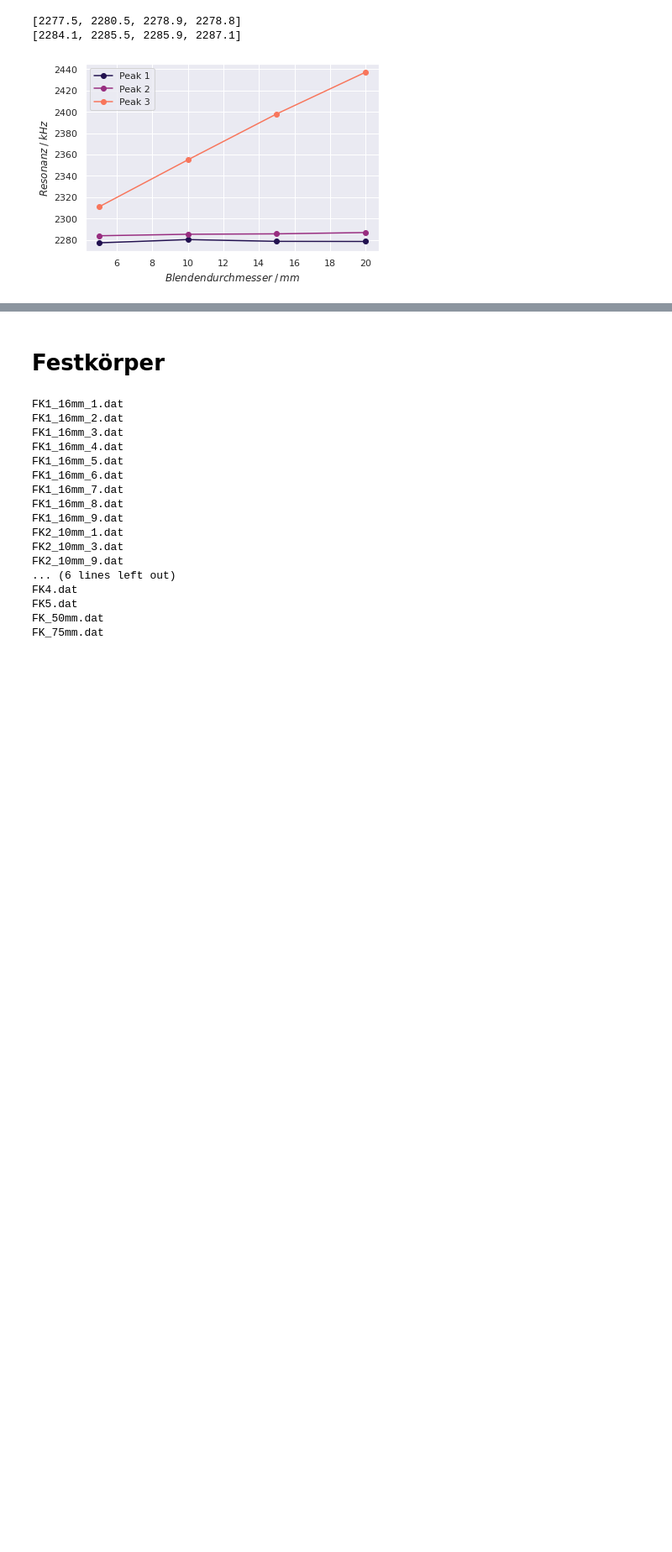
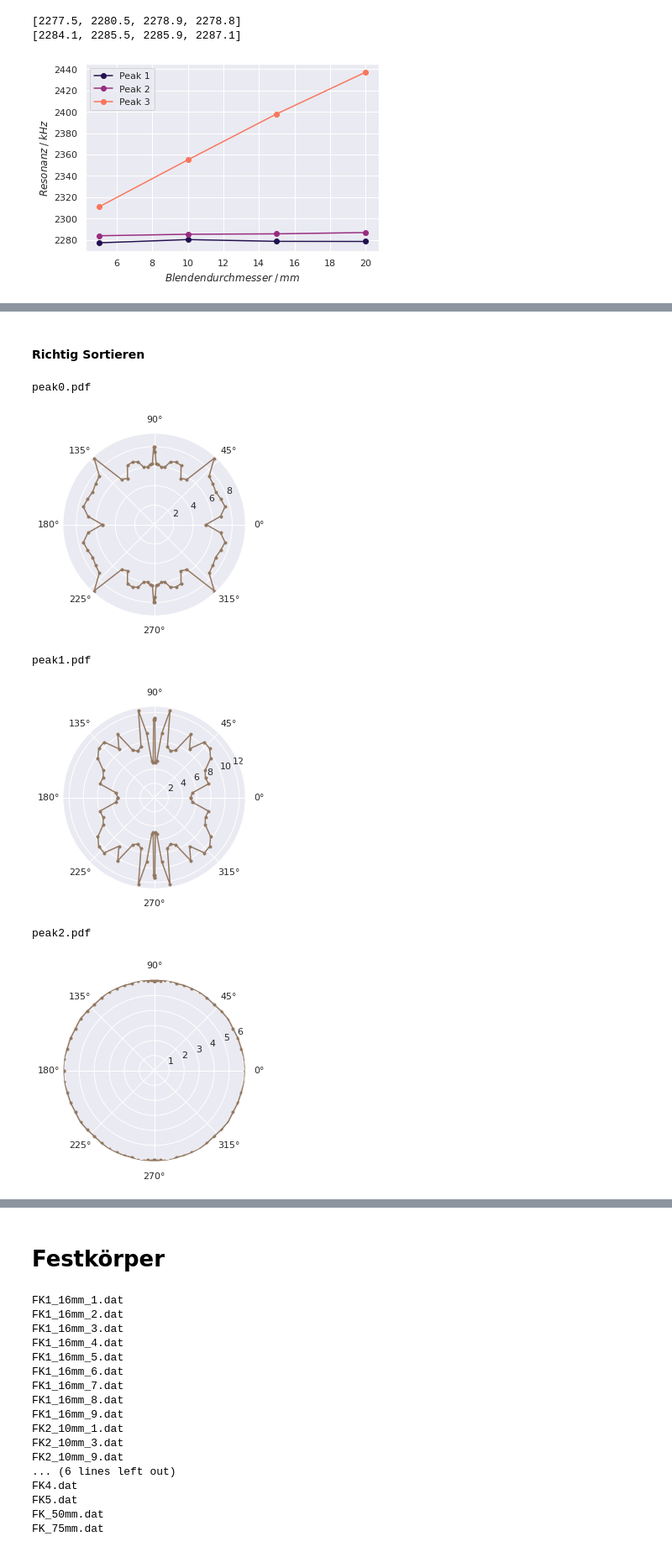
Before and after one commit to lydiavonderweiden/V23-1, a Jupyter notebook: Code/plots.ipynb, the cells around one changed output, grey strips where cells are left out. Shown: that part at 84% size. Saved outputs shown, nothing was run; the diff lists cells and outputs as text; code cells hidden in the pictures; blank space fills up the shorter version.

Commit message:
Der arschige Plot der zu lange gedauert hat

```diff
--- a/Code/plots.ipynb
+++ b/Code/plots.ipynb
@@ -458,0 +461,6 @@ plt.show()
+# %%
+datapath = "../Daten/"
+molFiles20 = []
+for file in os.listdir(datapath+"Wasserstoffmolekuelion"):
+    if file.endswith(".dat") and "H2_20mm" in file:
+        molFiles20.append(os.path.join(datapath+"Wasserstoffmolekuelion",file))
@@ -458,0 +550,33 @@ plt.show()
+# %% [markdown]
+#### Richtig Sortieren
+# %%
+winkel = []
+for file in molFiles20:
+    winkel.append(int(file.split("_")[2].split(".")[0]))
+sortind = np.argsort(winkel)
+# %%
+peakAmp = peakAmp[sortind]
+# %%
+theta = np.arange(0,181,10)*2*np.pi/360
+phi = np.arccos(0.5*np.cos(theta) - 0.5)
+phi2 = np.linspace(0,2*np.pi,100)
+for i,p in enumerate(peakAmp.T):
+    plt.clf()
+    plt.close()
+    fig, ax = plt.subplots(subplot_kw={'projection': 'polar'})
+
+
+    ax.plot(phi,p,'.-',c="C5")
+    ax.plot(-phi,p,'.-',c="C5")
+    ax.plot(np.pi+phi,p,'.-',c="C5")
+    ax.plot(np.pi-phi,p,'.-',c="C5")
+    print("peak{}.pdf".format(i))
+    plt.savefig(os.path.join("../Daten/Wasserstoffmolekuelion","peak{}.pdf".format(i)))
+    plt.show()
+# %% [output]
+peak0.pdf
+[figure, added]
+peak1.pdf
+[figure, added]
+peak2.pdf
+[figure, added]
```
Also changed, not shown: parts of 8 cells of this notebook, 38 other files.
